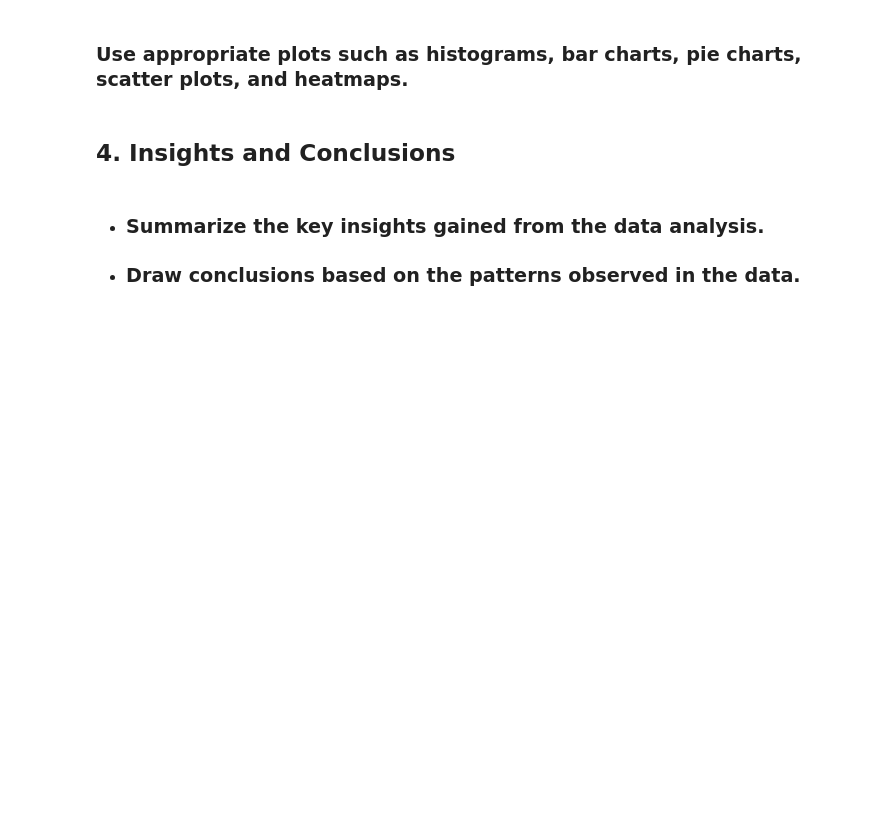
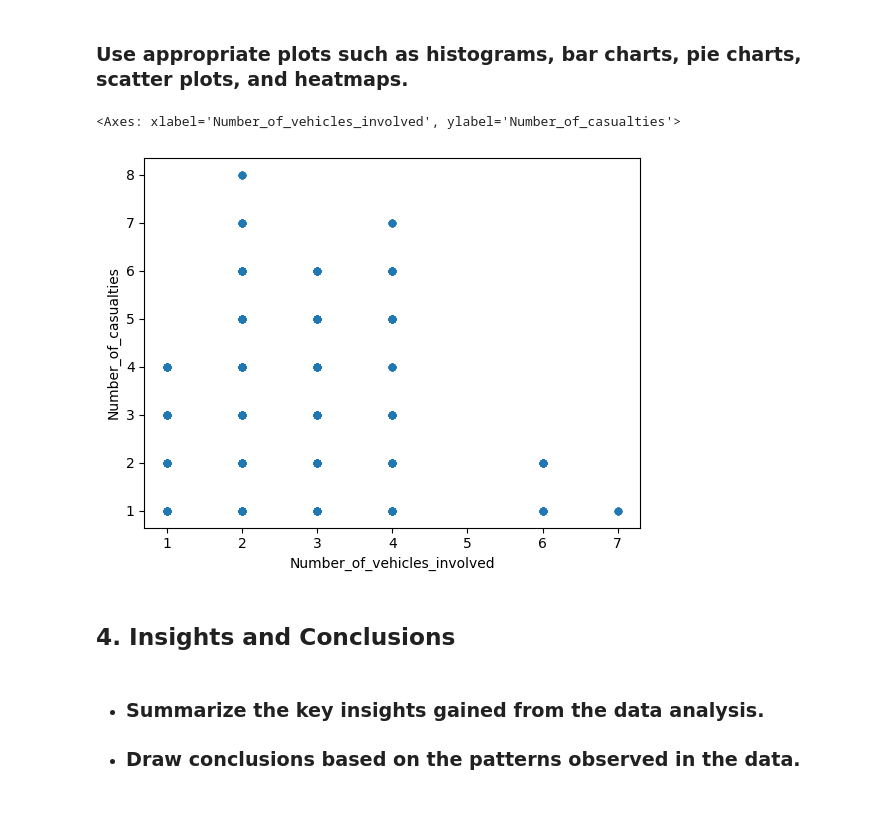
Before and after one commit to llaygh/T5_camp_Amany, a Jupyter notebook: Task_(1)_Amany__Week_1.ipynb, the cells around one changed output. Cells and saved outputs as stored; diff of their text form; code cells hidden in the pictures; blank space fills up the shorter version.

```diff
--- a/Task_(1)_Amany__Week_1.ipynb
+++ b/Task_(1)_Amany__Week_1.ipynb
@@ -211,5 +216,10 @@ data.plot.scatter(x='Age_band_of_driver', y='Accident_severity')
 # %% [markdown]
 ### Use appropriate plots such as histograms, bar charts, pie charts, scatter plots, and heatmaps.
+# %%
+data.plot.scatter(x='Number_of_vehicles_involved', y='Number_of_casualties')
+# %% [output]
+<Axes: xlabel='Number_of_vehicles_involved', ylabel='Number_of_casualties'>
+[figure, added]
 # %% [markdown]
 ## 4. Insights and Conclusions
 # %% [markdown]
```
Also changed, not shown: parts of 1 cell of this notebook.
